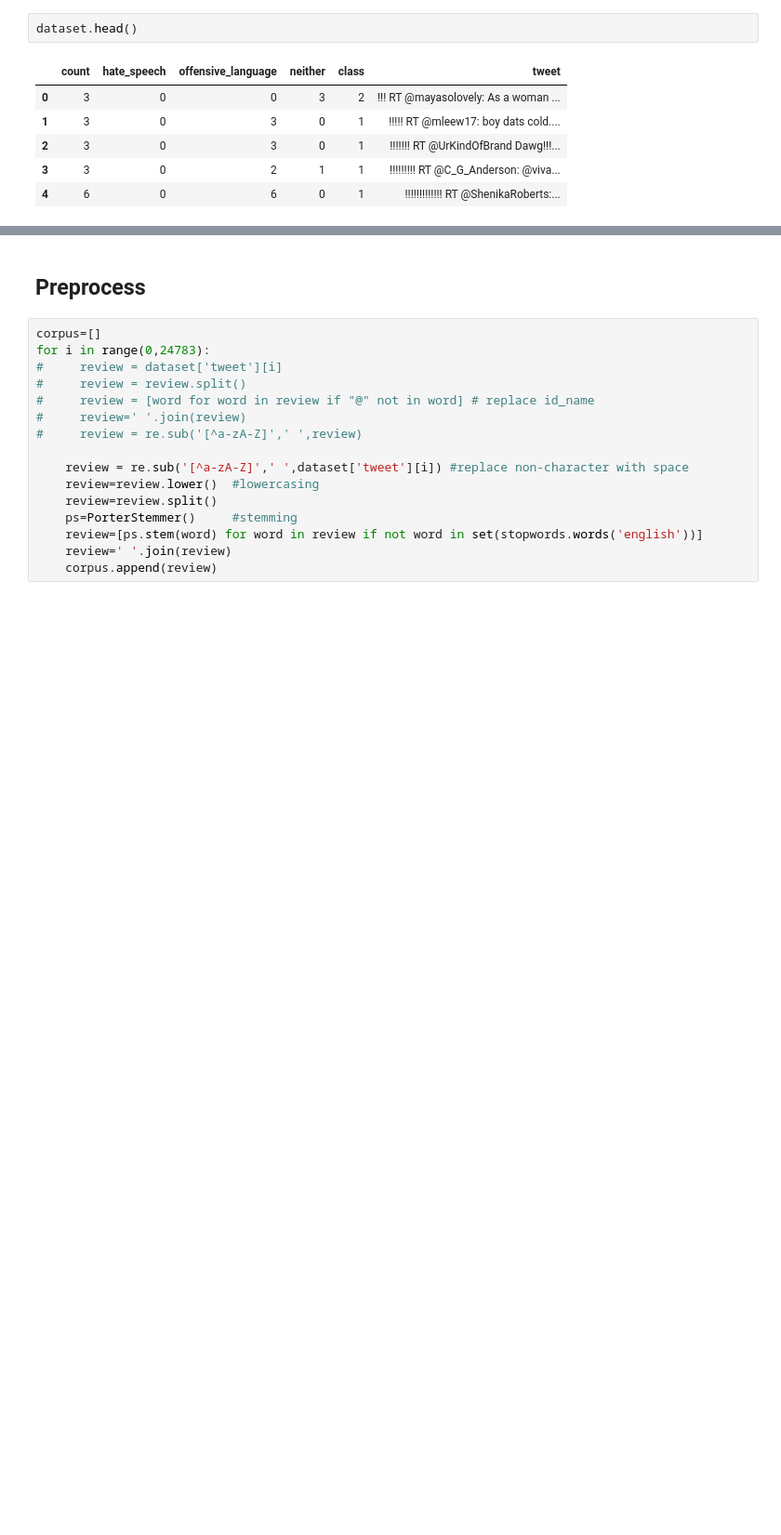
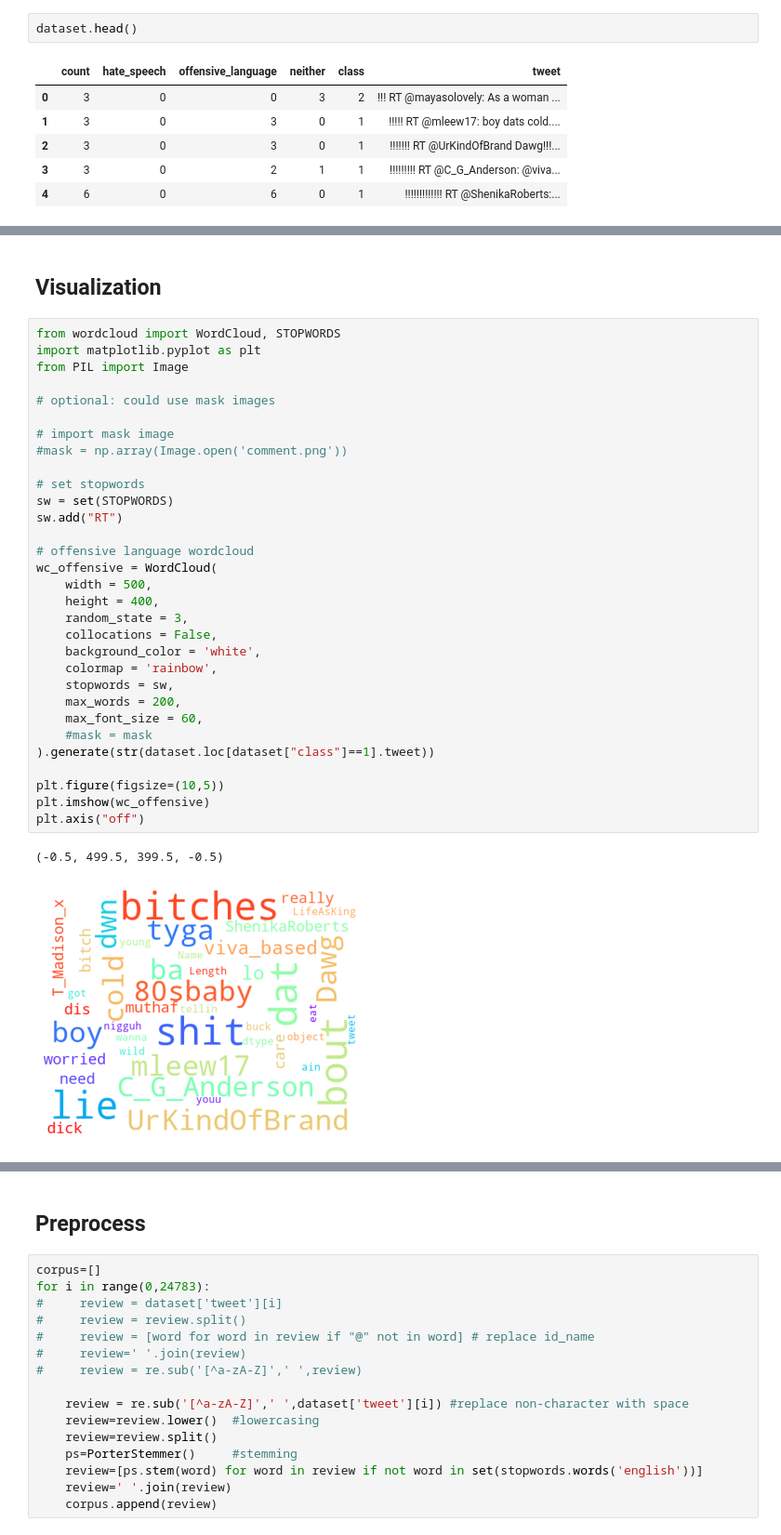
Before and after one commit to Anpan981025/ML_groupproject, a Jupyter notebook: hate_speech_classifier.ipynb, the cells around one changed output, grey strips where cells are left out. Shown at 93% size. Cells and saved outputs as stored; diff of their text form; blank space fills up the shorter version.

```diff
--- a/hate_speech_classifier.ipynb
+++ b/hate_speech_classifier.ipynb
@@ -33,0 +35,36 @@ array([2, 1, 1, ..., 1, 1, 2])
+# %% [markdown]
+## Visualization
+# %%
+from wordcloud import WordCloud, STOPWORDS
+import matplotlib.pyplot as plt
+from PIL import Image
+
+# optional: could use mask images
+
+# import mask image
+#mask = np.array(Image.open('comment.png'))
+
+# set stopwords
+sw = set(STOPWORDS)
+sw.add("RT")
+
+# offensive language wordcloud
+wc_offensive = WordCloud(
+    width = 500,
+    height = 400,
+    random_state = 3,
+    collocations = False,
+    background_color = 'white',
+    colormap = 'rainbow',
+    stopwords = sw,
+    max_words = 200,
+    max_font_size = 60,
+    #mask = mask
+).generate(str(dataset.loc[dataset["class"]==1].tweet))
+
+plt.figure(figsize=(10,5))
+plt.imshow(wc_offensive)
+plt.axis("off")
+# %% [output]
+(-0.5, 499.5, 399.5, -0.5)
+[figure, added]
```
Also changed, not shown: parts of 15 cells of this notebook, 1 other file.
